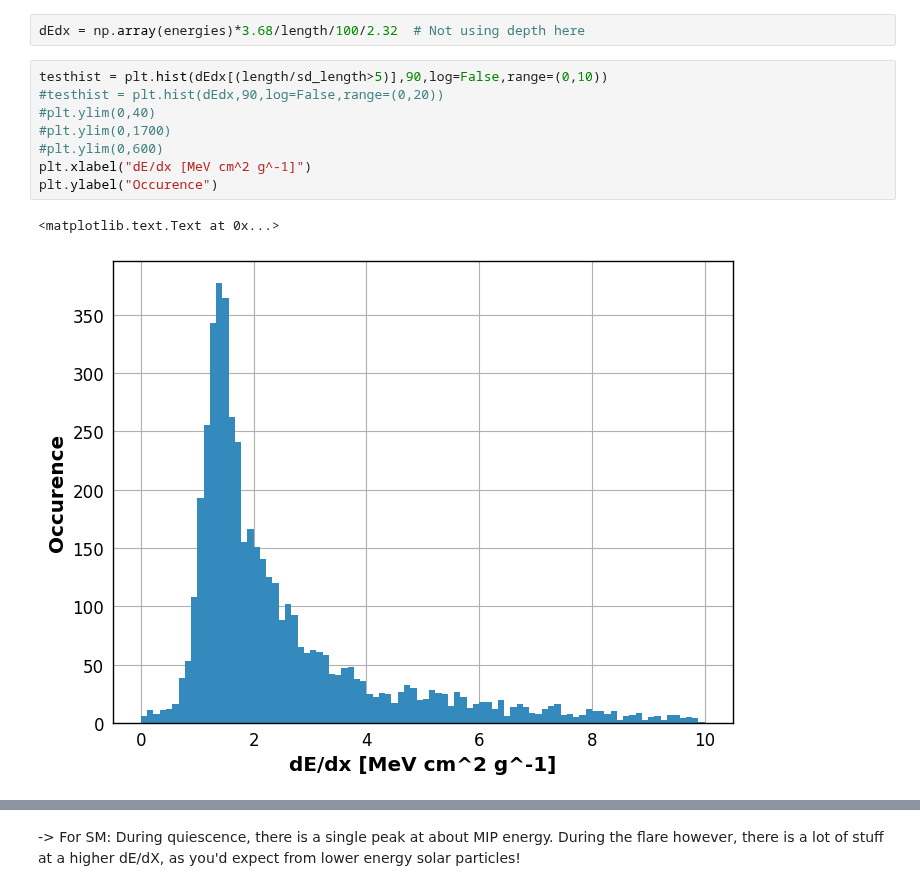
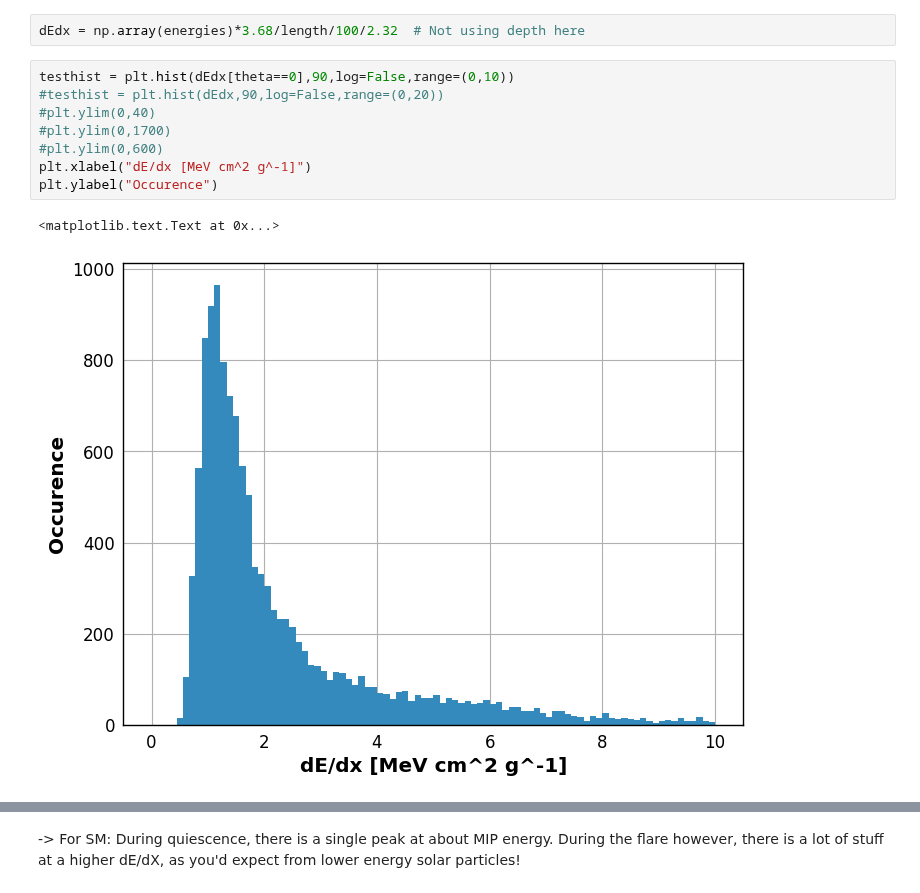
Before and after one commit to asierabreu/cosmics, a Jupyter notebook: results/track_geometry.ipynb, the cells around one changed output, grey strips where cells are left out. Saved outputs shown, nothing was run; the diff lists cells and outputs as text.

```diff
--- a/results/track_geometry.ipynb
+++ b/results/track_geometry.ipynb
@@ -284,13 +287,13 @@ While histograms over individual tracks don't really give good results, how abou
 # %%
 dEdx = np.array(energies)*3.68/length/100/2.32  # Not using depth here
 # %%
-testhist = plt.hist(dEdx[(length/sd_length>5)],90,log=False,range=(0,10))
+testhist = plt.hist(dEdx[theta==0],90,log=False,range=(0,10))
 #testhist = plt.hist(dEdx,90,log=False,range=(0,20))
 #plt.ylim(0,40)
 #plt.ylim(0,1700)
 #plt.ylim(0,600)
 plt.xlabel("dE/dx [MeV cm^2 g^-1]")
 plt.ylabel("Occurence")
 # %% [output]
 <matplotlib.text.Text at 0x...>
-[figure, old version]
+[figure, new version]
```
Also changed, not shown: parts of 4 cells of this notebook, 28 other files.
